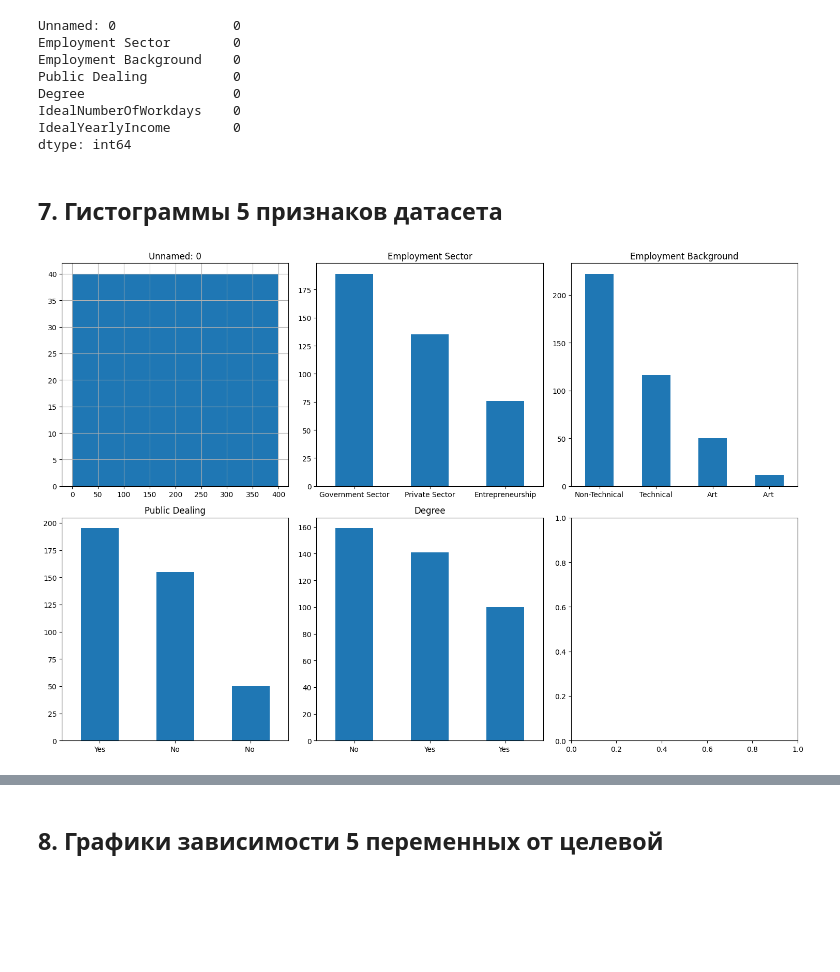
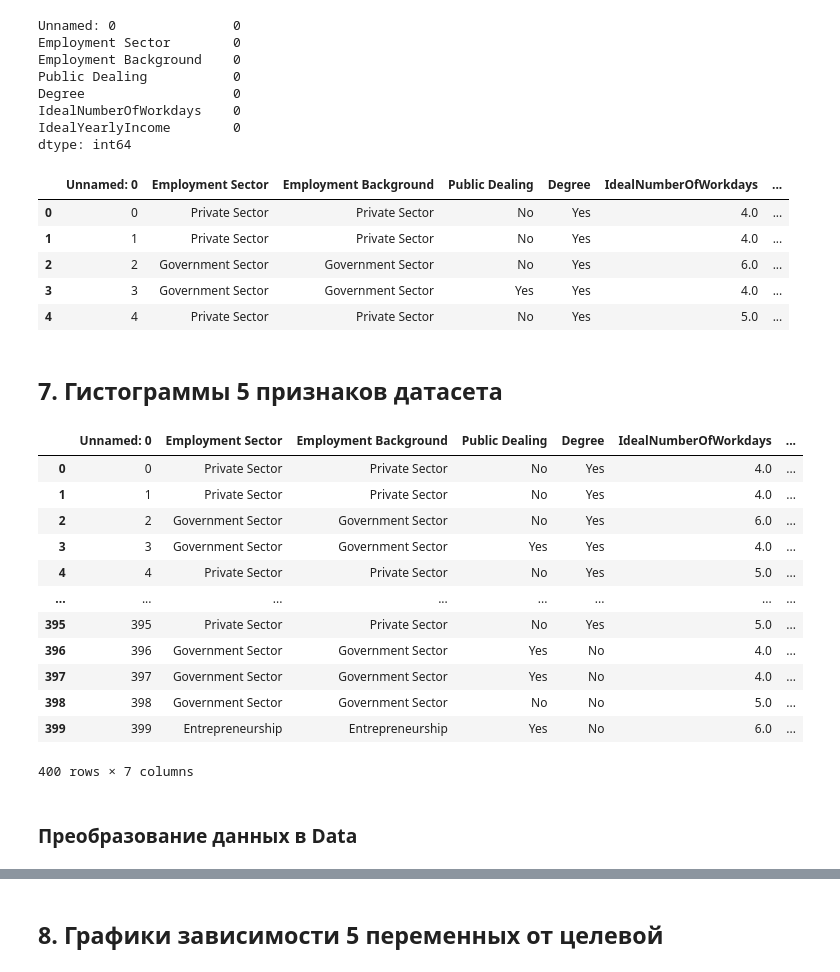
Before and after one commit to mikaereli/introduce_to_ai, a Jupyter notebook: lab_2/02_lab_EDA.ipynb, the cells around one changed output, grey strips where cells are left out. Saved outputs shown, nothing was run; the diff lists cells and outputs as text; code cells hidden in the pictures; blank space fills up the shorter version.

```diff
--- a/lab_2/02_lab_EDA.ipynb
+++ b/lab_2/02_lab_EDA.ipynb
@@ -178,6 +188,11 @@ Degree                    object
 IdealNumberOfWorkdays    float64
 IdealYearlyIncome         object
 dtype: object
+# %%
+data["Public Dealing"] = data["Public Dealing"].astype(str)
+data["Employment Sector"] = data["Employment Sector"].astype(str)
+data["Employment Background"] = data["Employment Sector"].astype(str)
+data["Degree"] = data["Degree"].astype(str)
 # %% [markdown]
 ## 6. Количество пропусков
 # %%
@@ -191,22 +206,30 @@ Degree                   0
 IdealNumberOfWorkdays    0
 IdealYearlyIncome        0
 dtype: int64
+# %%
+data.head()
+# %% [output]
+|  | Unnamed: 0 | Employment Sector | Employment Background | Public Dealing | Degree | IdealNumberOfWorkdays | ... |
+| 0 | 0 | Private Sector | Private Sector | No | Yes | 4.0 | ... |
+| 1 | 1 | Private Sector | Private Sector | No | Yes | 4.0 | ... |
+| 2 | 2 | Government Sector | Government Sector | No | Yes | 6.0 | ... |
+| 3 | 3 | Government Sector | Government Sector | Yes | Yes | 4.0 | ... |
+| 4 | 4 | Private Sector | Private Sector | No | Yes | 5.0 | ... |
 # %% [markdown]
 ## 7. Гистограммы 5 признаков датасета
-# %%
-fig, axs = plt.subplots(2, 3, figsize=(15, 10))
-axs = axs.ravel()
-
-for i, col in enumerate(X.columns[:5]):
-    if X[col].dtype == 'object':
-        X[col].value_counts().plot(kind='bar', ax=axs[i])
-        axs[i].tick_params(axis='x', rotation=0)
-    else:
-        X[col].hist(ax=axs[i])
-    axs[i].set_title(col)
-    axs[i].set_xlabel('')
-
-plt.tight_layout()
-plt.show()
-# %% [output]
-[figure, removed]
+# %%
+data
+# %% [output]
+|  | Unnamed: 0 | Employment Sector | Employment Background | Public Dealing | Degree | IdealNumberOfWorkdays | ... |
+| 0 | 0 | Private Sector | Private Sector | No | Yes | 4.0 | ... |
+| 1 | 1 | Private Sector | Private Sector | No | Yes | 4.0 | ... |
+| 2 | 2 | Government Sector | Government Sector | No | Yes | 6.0 | ... |
+| 3 | 3 | Government Sector | Government Sector | Yes | Yes | 4.0 | ... |
+| 4 | 4 | Private Sector | Private Sector | No | Yes | 5.0 | ... |
+| ... | ... | ... | ... | ... | ... | ... | ... |
+| 395 | 395 | Private Sector | Private Sector | No | Yes | 5.0 | ... |
+| 396 | 396 | Government Sector | Government Sector | Yes | No | 4.0 | ... |
+| 397 | 397 | Government Sector | Government Sector | Yes | No | 4.0 | ... |
+| 398 | 398 | Government Sector | Government Sector | No | No | 5.0 | ... |
+| 399 | 399 | Entrepreneurship | Entrepreneurship | Yes | No | 6.0 | ... |
+400 rows × 7 columns
@@ -212,0 +238,2 @@ plt.show()
+# %% [markdown]
+### Преобразование данных в Data
```
Also changed, not shown: parts of 13 cells of this notebook, 3 other files.
